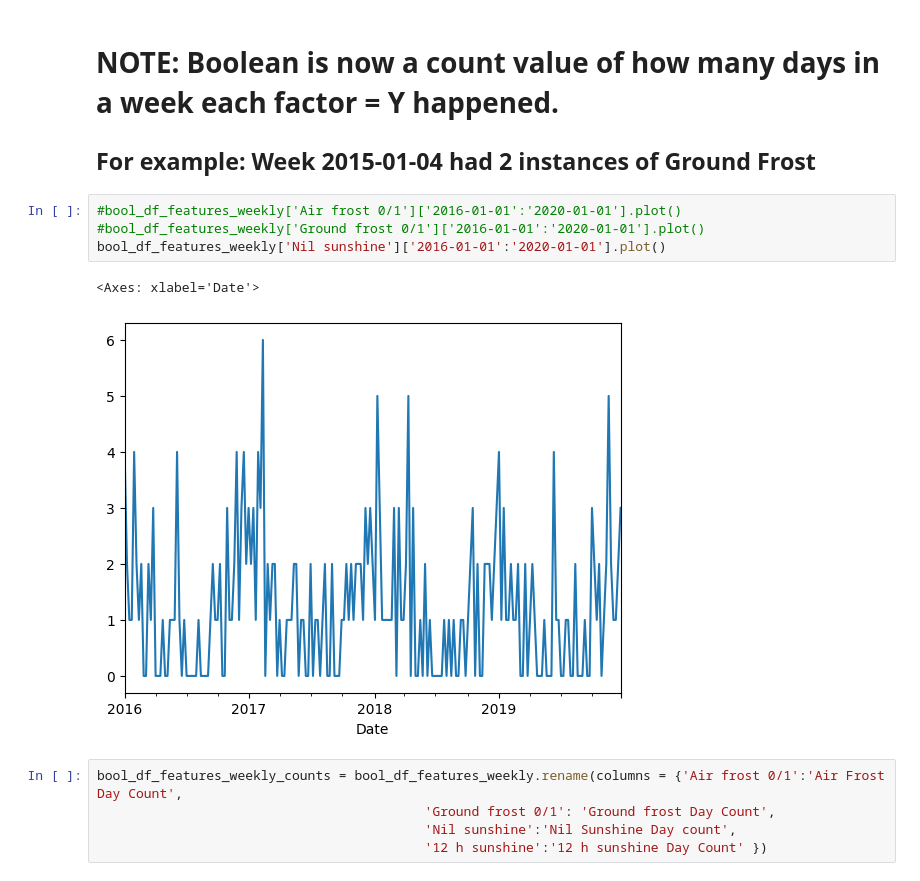
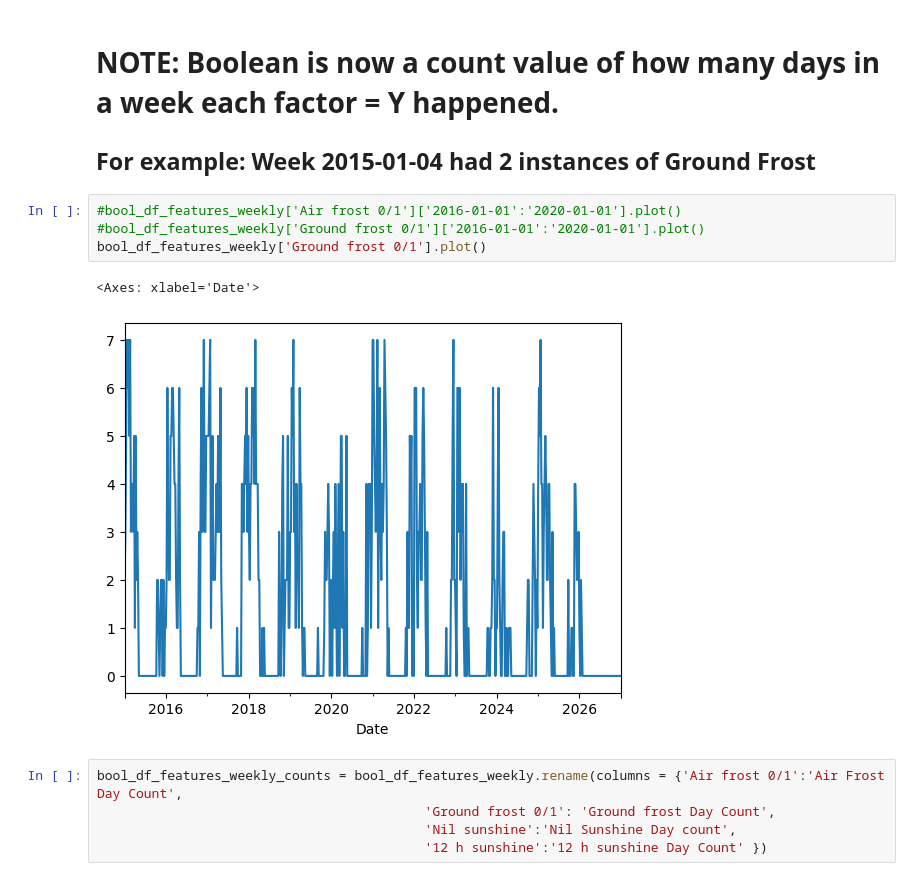
Before and after one commit to admason/C_Spark_Project_AM2, a Jupyter notebook: WEEKLY_prophet_weather_forecast_template.ipynb, the cells around one changed output. Cells and saved outputs as stored; diff of their text form.

```diff
--- a/WEEKLY_prophet_weather_forecast_template.ipynb
+++ b/WEEKLY_prophet_weather_forecast_template.ipynb
@@ -356,10 +370,10 @@ bool_df_features_weekly.head(3)
 # %%
 #bool_df_features_weekly['Air frost 0/1']['2016-01-01':'2020-01-01'].plot()
 #bool_df_features_weekly['Ground frost 0/1']['2016-01-01':'2020-01-01'].plot()
-bool_df_features_weekly['Nil sunshine']['2016-01-01':'2020-01-01'].plot()
+bool_df_features_weekly['Ground frost 0/1'].plot()
 # %% [output]
 <Axes: xlabel='Date'>
-[figure, old version]
+[figure, new version]
 # %%
 bool_df_features_weekly_counts = bool_df_features_weekly.rename(columns = {'Air frost 0/1':'Air Frost Day Count',
                                           'Ground frost 0/1': 'Ground frost Day Count',
```
Also changed, not shown: parts of 56 cells of this notebook, 1 other file.
